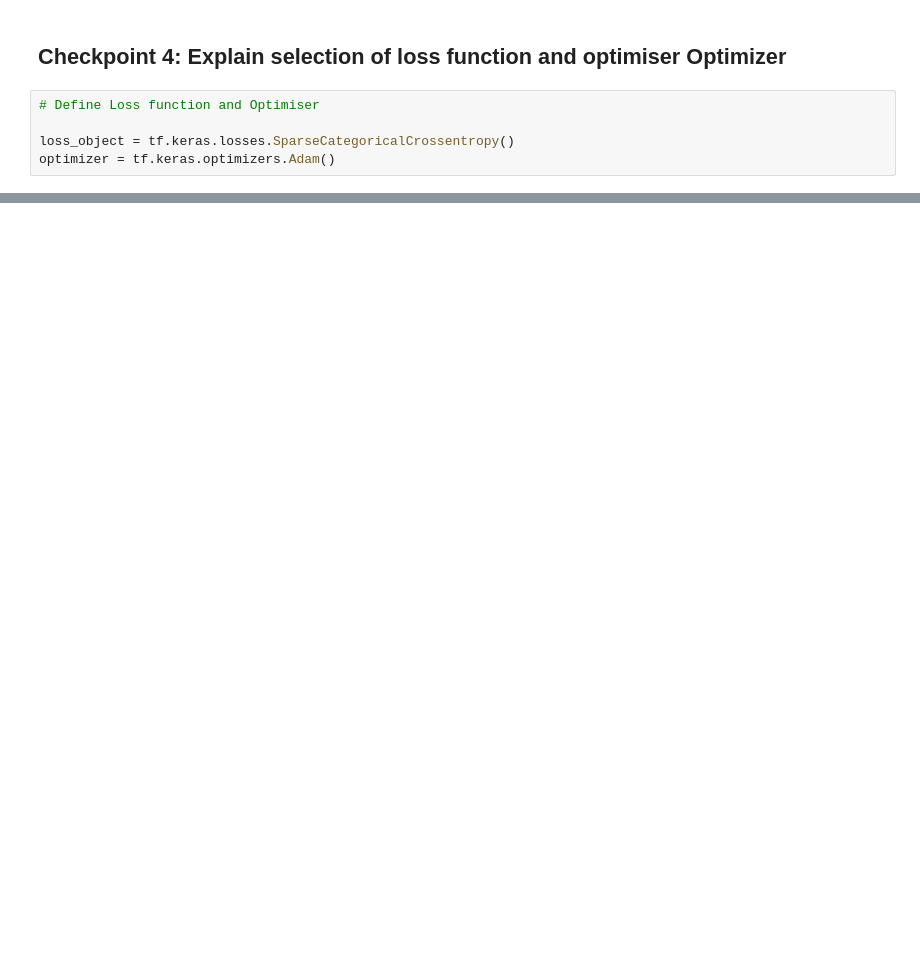
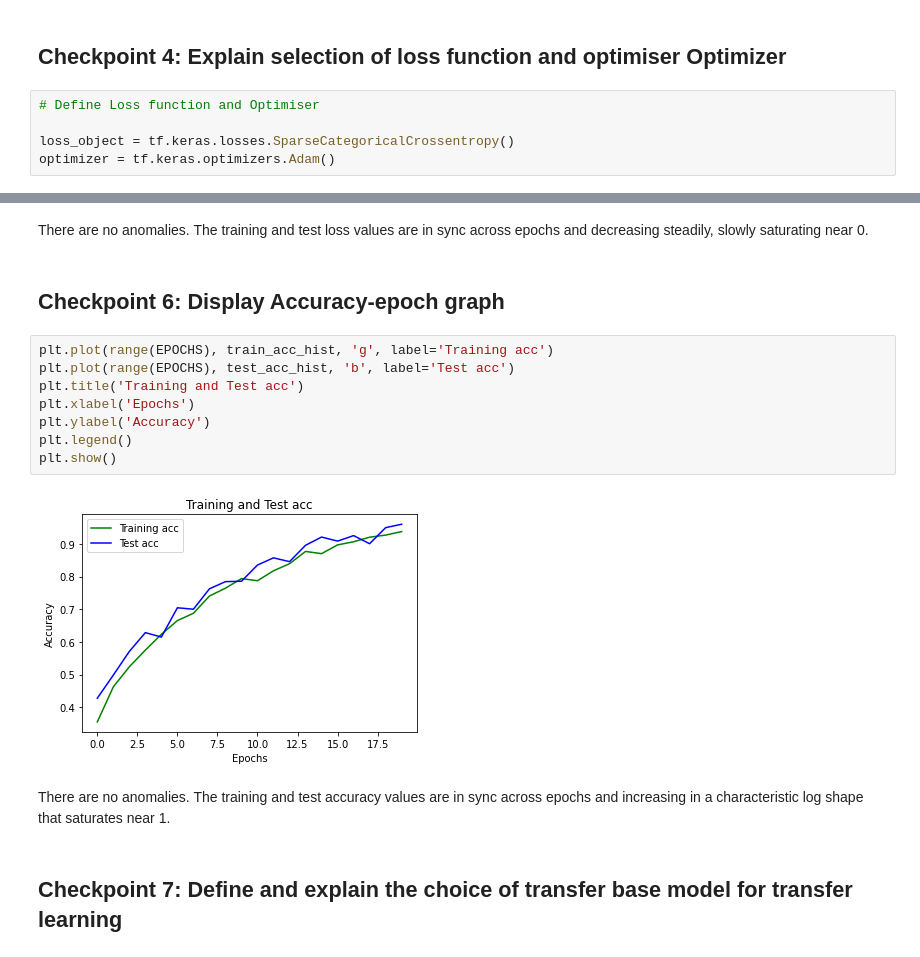
Before and after one commit to derong97/ai-for-healthcare, a Jupyter notebook: PS1/ps1.ipynb, the cells around one changed output, grey strips where cells are left out. Cells and saved outputs as stored; diff of their text form; blank space fills up the shorter version.

```diff
--- a/PS1/ps1.ipynb
+++ b/PS1/ps1.ipynb
@@ -153,0 +357,18 @@ I use Adam becuase it combines the good properties of Adadelta and RMSprop and h
+# %% [markdown]
+There are no anomalies. The training and test loss values are in sync across epochs and decreasing steadily, slowly saturating near 0.
+# %% [markdown]
+## Checkpoint 6: Display Accuracy-epoch graph
+# %%
+plt.plot(range(EPOCHS), train_acc_hist, 'g', label='Training acc')
+plt.plot(range(EPOCHS), test_acc_hist, 'b', label='Test acc')
+plt.title('Training and Test acc')
+plt.xlabel('Epochs')
+plt.ylabel('Accuracy')
+plt.legend()
+plt.show()
+# %% [output]
+[figure, added]
+# %% [markdown]
+There are no anomalies. The training and test accuracy values are in sync across epochs and increasing in a characteristic log shape that saturates near 1.
+# %% [markdown]
+## Checkpoint 7: Define and explain the choice of transfer base model for transfer learning
```
Also changed, not shown: parts of 63 cells of this notebook, 4 other files.
